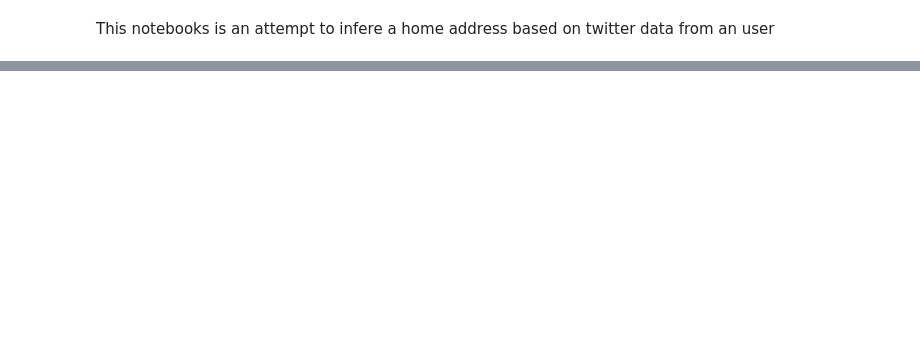
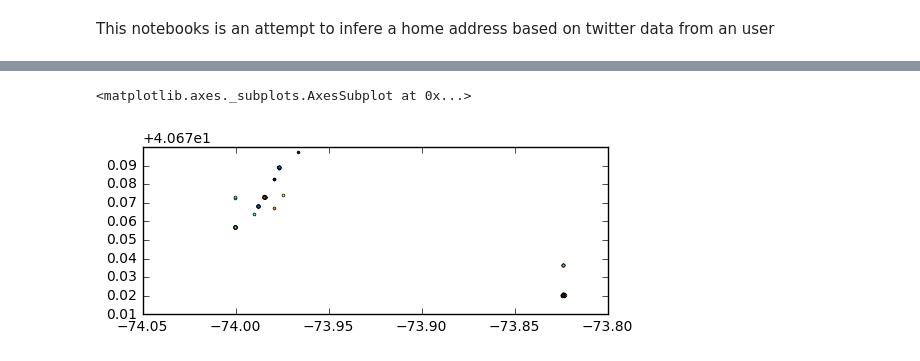
Before and after one commit to Alan-F/USI-Impact-L-Train-Shutdown, a Jupyter notebook: gettingHomeAddresss.ipynb, the cells around one changed output, grey strips where cells are left out. Drawn from its saved outputs; the diff is of its cells as text; code cells hidden in the pictures; blank space fills up the shorter version.

```diff
--- a/gettingHomeAddresss.ipynb
+++ b/gettingHomeAddresss.ipynb
@@ -16,0 +26,8 @@ data.head()
+# %%
+#convert the data frame into geodataframe
+y = [float(str.split(i,' ')[1].replace("(", "")) for i in data.geometry]
+x = [float(str.split(i,' ')[2].replace(")", "")) for i in data.geometry]
+data['x'] = x
+data['y'] = y
+data['geometry'] = [Point(xy) for xy in zip(data.x, data.y)]
+data = gpd.GeoDataFrame(data, crs=None, geometry="geometry")
@@ -16,0 +43,5 @@ data.head()
+# %%
+data.plot()
+# %% [output]
+<matplotlib.axes._subplots.AxesSubplot at 0x...>
+[figure, added]
```
Also changed, not shown: parts of 17 cells of this notebook, 4 other files.
